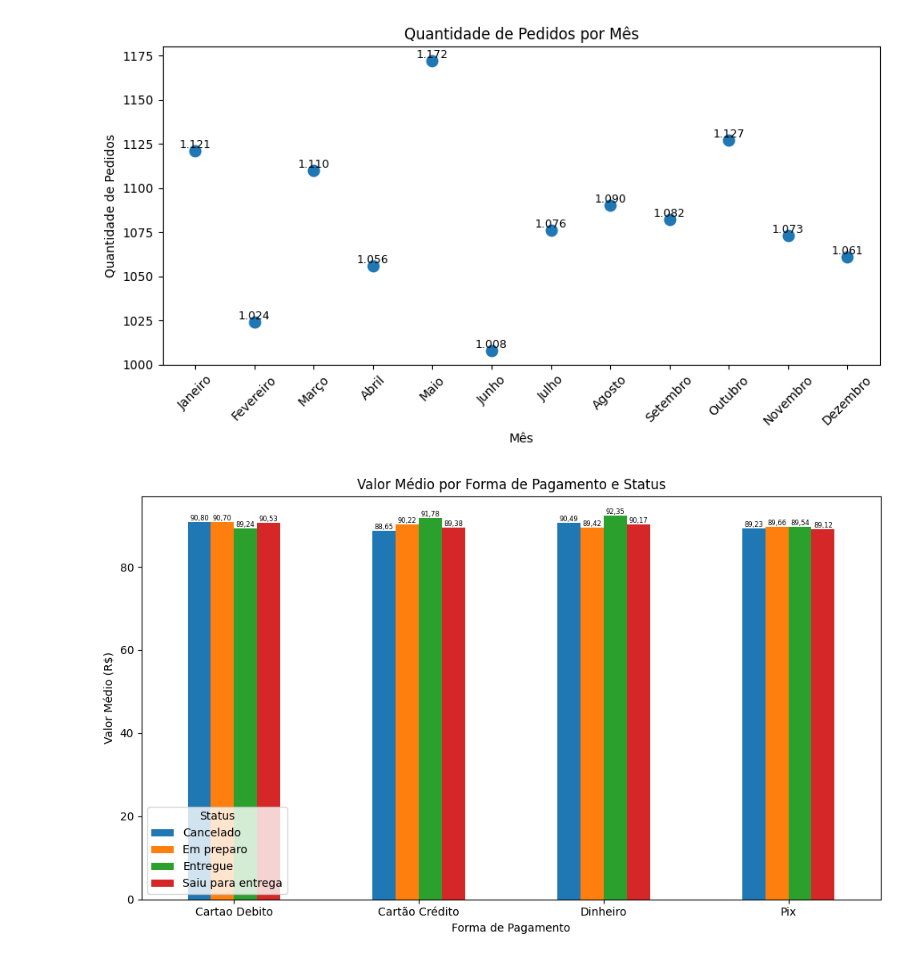
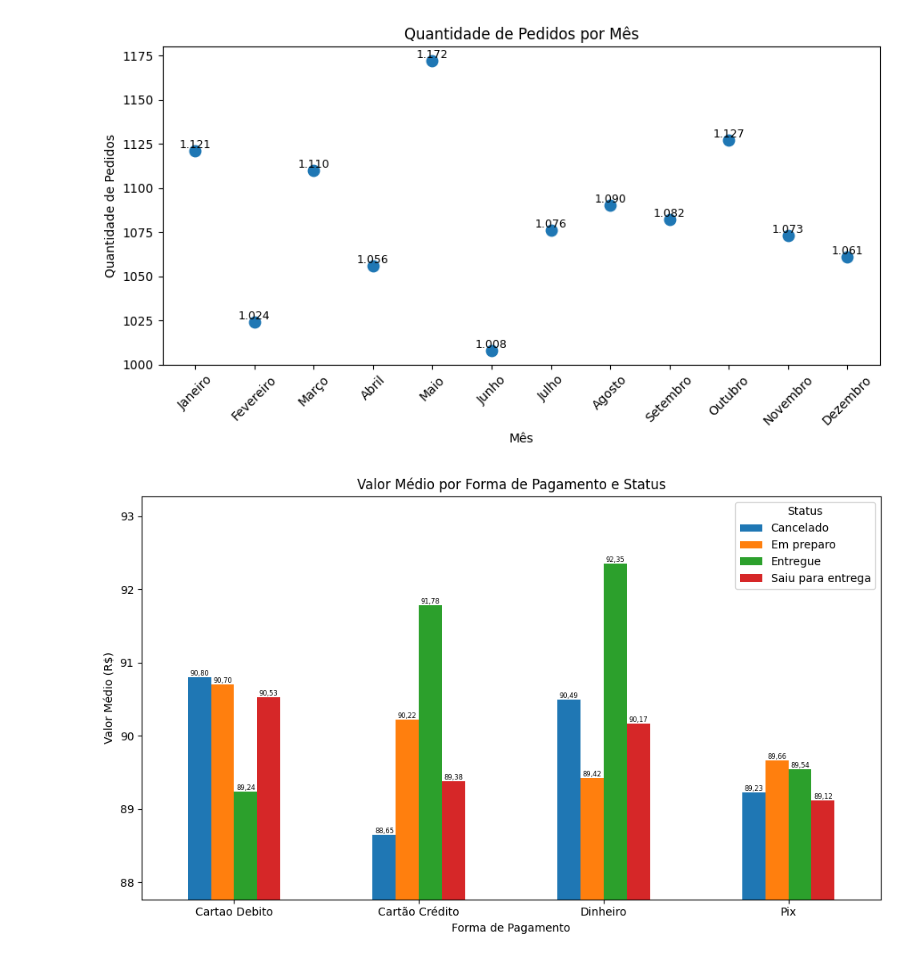
Before and after one commit to aneguimaraestf/CursoSenac20250791, a Jupyter notebook: Atividade - Pandas e Matplotlib/Resolução_Atividade.ipynb, the cells around one changed output. Cells and saved outputs as stored; diff of their text form; code cells hidden in the pictures.

```diff
--- a/Atividade - Pandas e Matplotlib/Resolução_Atividade.ipynb
+++ b/Atividade - Pandas e Matplotlib/Resolução_Atividade.ipynb
@@ -528,32 +532,36 @@ def adicionar_rotulos(ax):
                 f'{v:,.2f}'.replace(',', 'X').replace('.', ',').replace('X', '.')
                 for v in container.datavalues
             ],
             fontsize=6
         )
 
 
 agrupado = (
     df.groupby(['forma_pagamento', 'status'])['valor_final']
       .mean()
       .round(2)
       .unstack()
 )
 
 
 fig, ax = plt.subplots(figsize=(10,6))
+agrupado.plot(kind='bar', ax=ax)
 
-agrupado.plot(kind='bar', ax=ax)
+
+y_min = agrupado.min().min()
+y_max = agrupado.max().max()
+ax.set_ylim(y_min * 0.99, y_max * 1.01)
 
 
 adicionar_rotulos(ax)
 
 ax.set_title('Valor Médio por Forma de Pagamento e Status')
 ax.set_xlabel('Forma de Pagamento')
 ax.set_ylabel('Valor Médio (R$)')
 ax.legend(title='Status')
 plt.xticks(rotation=0)
 
 plt.tight_layout()
 plt.show()
 # %% [output]
-[figure, old version]
+[figure, new version]
```
Also changed, not shown: parts of 1 cell of this notebook.
